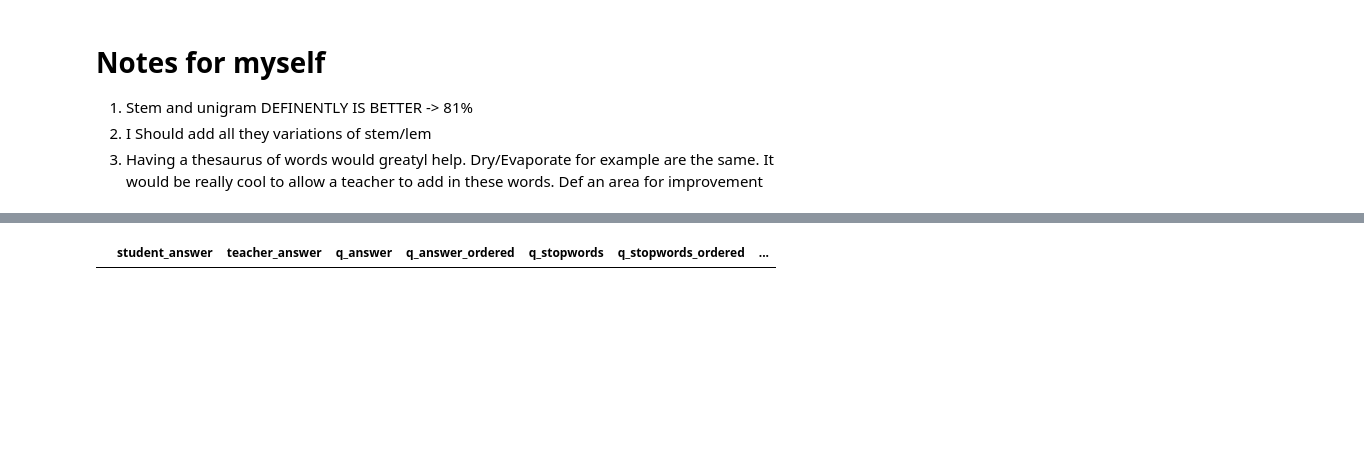
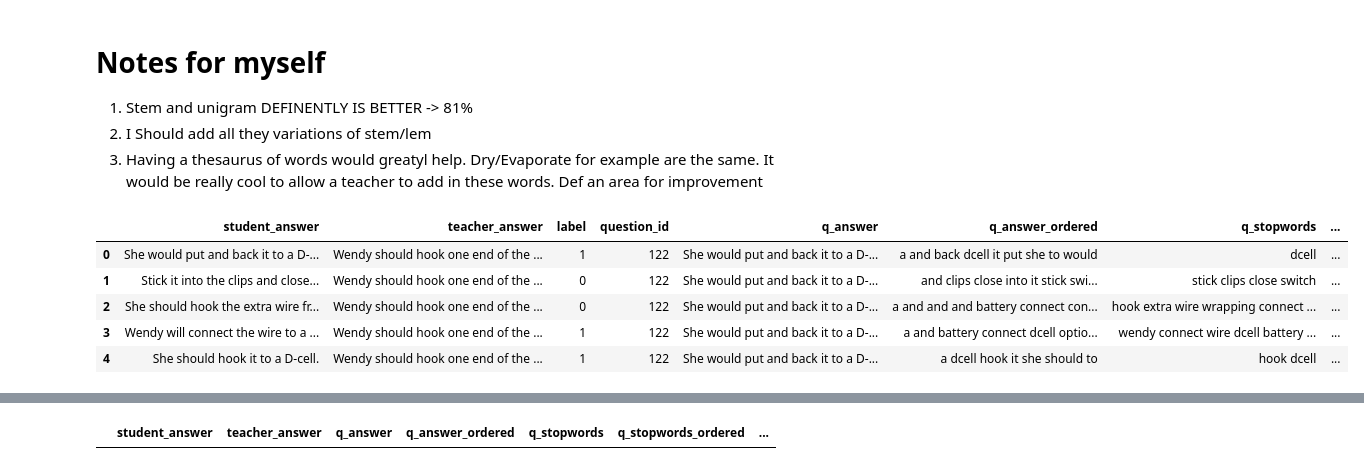
Before and after one commit to ian-mcnair/Answer_Clustering, a Jupyter notebook: step3_Modelling/clustering.ipynb, the cells around one changed output, grey strips where cells are left out. Cells and saved outputs as stored; diff of their text form; code cells hidden in the pictures; blank space fills up the shorter version.

```diff
--- a/step3_Modelling/clustering.ipynb
+++ b/step3_Modelling/clustering.ipynb
@@ -107,6 +107,15 @@ doc = pd.read_csv(
 # doc = pd.read_csv(
 #     '../data/feature_sets/sammydoc.csv'
 # )
+# %%
+nlp.doc.head()
+# %% [output]
+|  | student_answer | teacher_answer | label | question_id | q_answer | q_answer_ordered | q_stopwords | ... |
+| 0 | She would put and back it to a D-... | Wendy should hook one end of the ... | 1 | 122 | She would put and back it to a D-... | a and back dcell it put she to would | dcell | ... |
+| 1 | Stick it into the clips and close... | Wendy should hook one end of the ... | 0 | 122 | She would put and back it to a D-... | and clips close into it stick swi... | stick clips close switch | ... |
+| 2 | She should hook the extra wire fr... | Wendy should hook one end of the ... | 0 | 122 | She would put and back it to a D-... | a and and and battery connect con... | hook extra wire wrapping connect ... | ... |
+| 3 | Wendy will connect the wire to a ... | Wendy should hook one end of the ... | 1 | 122 | She would put and back it to a D-... | a and battery connect dcell optio... | wendy connect wire dcell battery ... | ... |
+| 4 | She should hook it to a D-cell. | Wendy should hook one end of the ... | 1 | 122 | She would put and back it to a D-... | a dcell hook it she should to | hook dcell | ... |
 # %%
 from ClusteringNLP import Clustering_NLP
 nlp = Clustering_NLP(data, doc)
```
Also changed, not shown: parts of 4 cells of this notebook, 9 other files.
